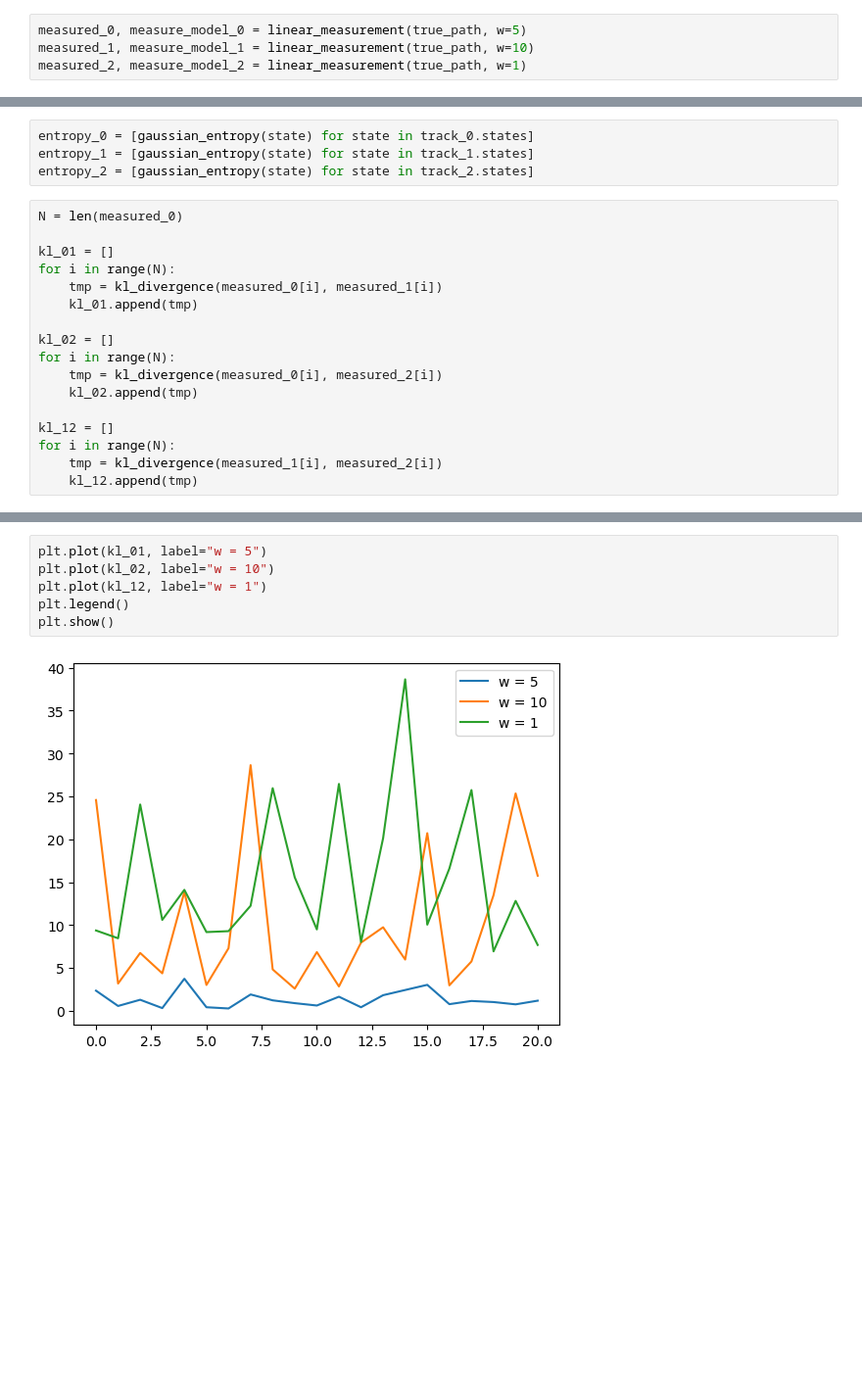
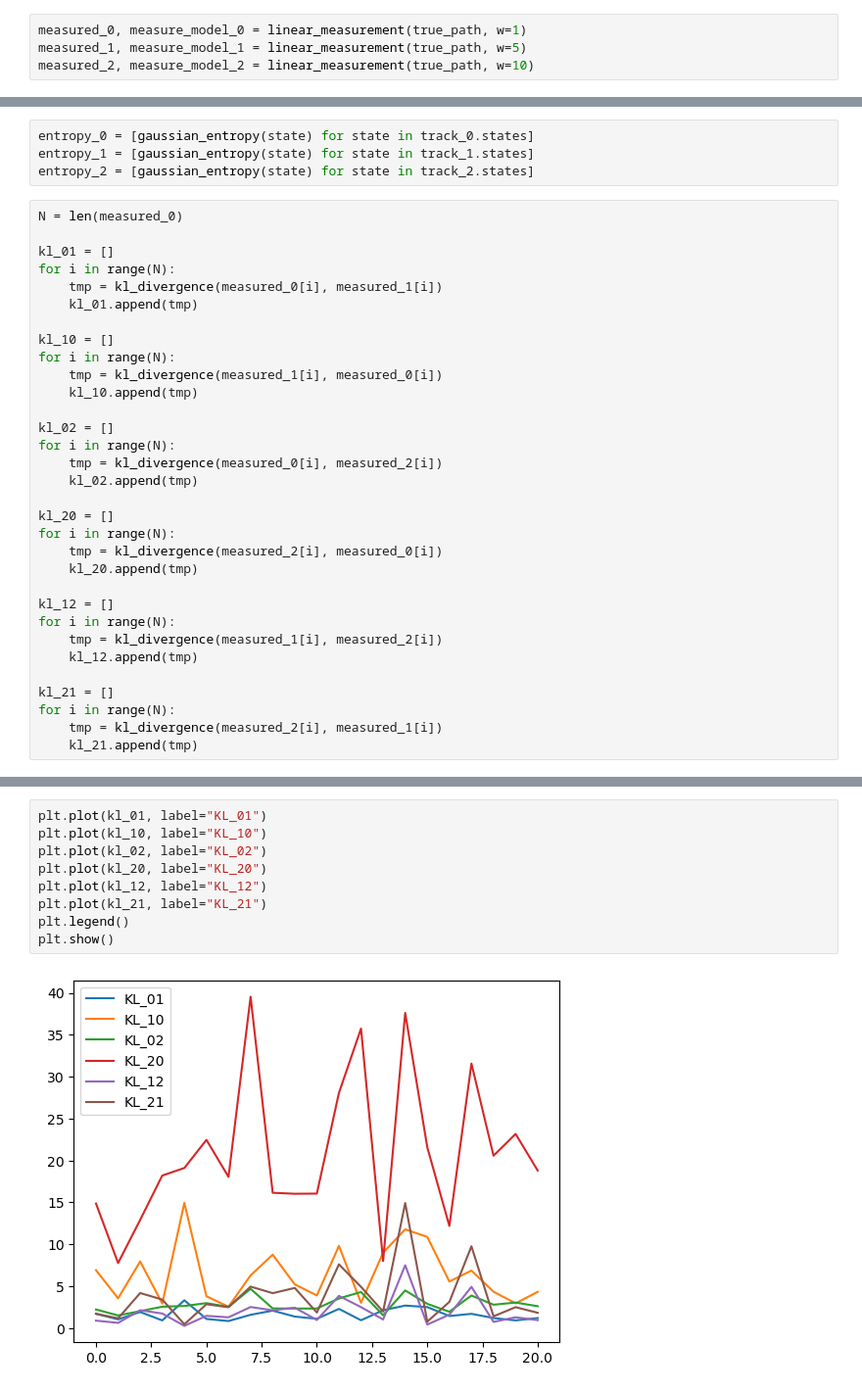
Before and after one commit to Danruh/particle-filtering, a Jupyter notebook: kalman_filtering.ipynb, the cells around one changed output, grey strips where cells are left out. Shown at 98% size. Cells and saved outputs as stored; diff of their text form; blank space fills up the shorter version.

```diff
--- a/kalman_filtering.ipynb
+++ b/kalman_filtering.ipynb
@@ -91,7 +99,7 @@ Create 3 sensors
 # %%
-measured_0, measure_model_0 = linear_measurement(true_path, w=5)
-measured_1, measure_model_1 = linear_measurement(true_path, w=10)
-measured_2, measure_model_2 = linear_measurement(true_path, w=1)
+measured_0, measure_model_0 = linear_measurement(true_path, w=1)
+measured_1, measure_model_1 = linear_measurement(true_path, w=5)
+measured_2, measure_model_2 = linear_measurement(true_path, w=10)
 # %% [markdown]
 Now do the Kalman Filters
 # %%
@@ -112,13 +129,28 @@ for i in range(N):
     tmp = kl_divergence(measured_0[i], measured_1[i])
     kl_01.append(tmp)
 
+kl_10 = []
+for i in range(N):
+    tmp = kl_divergence(measured_1[i], measured_0[i])
+    kl_10.append(tmp)
+
 kl_02 = []
 for i in range(N):
     tmp = kl_divergence(measured_0[i], measured_2[i])
     kl_02.append(tmp)
 
+kl_20 = []
+for i in range(N):
+    tmp = kl_divergence(measured_2[i], measured_0[i])
+    kl_20.append(tmp)
+
 kl_12 = []
 for i in range(N):
     tmp = kl_divergence(measured_1[i], measured_2[i])
     kl_12.append(tmp)
+
+kl_21 = []
+for i in range(N):
+    tmp = kl_divergence(measured_2[i], measured_1[i])
+    kl_21.append(tmp)
 # %%
@@ -132,8 +176,11 @@ plt.show()
 # %%
-plt.plot(kl_01, label="w = 5")
-plt.plot(kl_02, label="w = 10")
-plt.plot(kl_12, label="w = 1")
+plt.plot(kl_01, label="KL_01")
+plt.plot(kl_10, label="KL_10")
+plt.plot(kl_02, label="KL_02")
+plt.plot(kl_20, label="KL_20")
+plt.plot(kl_12, label="KL_12")
+plt.plot(kl_21, label="KL_21")
 plt.legend()
 plt.show()
 # %% [output]
-[figure, old version]
+[figure, new version]
```
Also changed, not shown: parts of 21 cells of this notebook, 3 other files.
